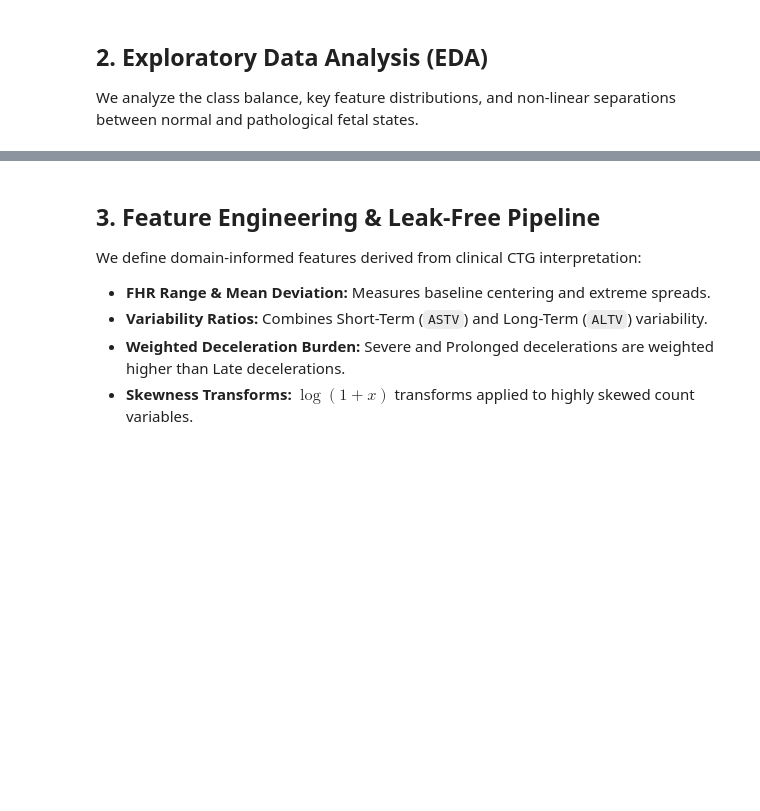
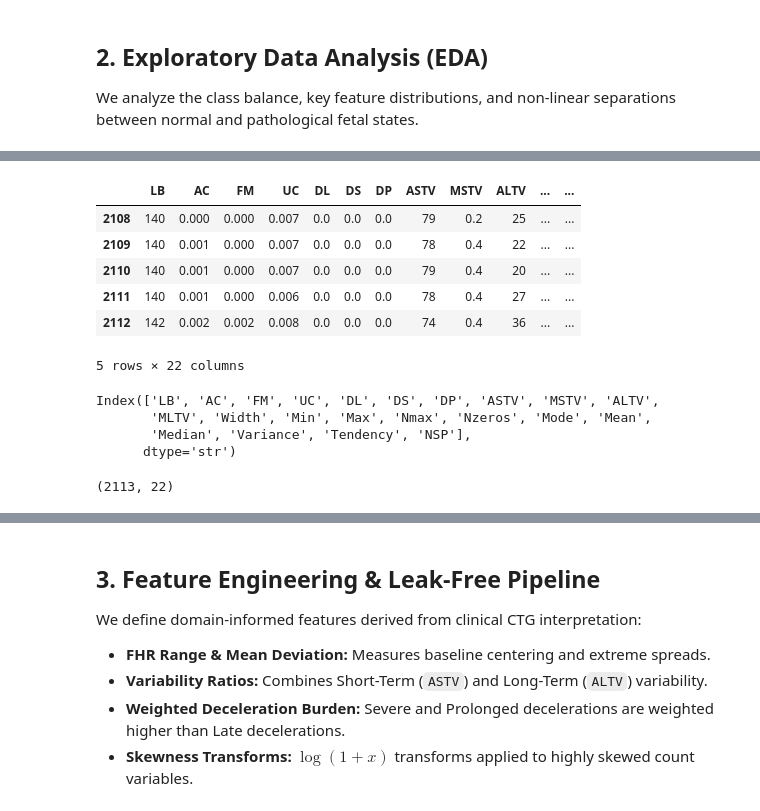
Before and after one commit to AoZ7/CTG, a Jupyter notebook: Notebook/note.ipynb, the cells around one changed output, grey strips where cells are left out. Drawn from its saved outputs; the diff is of its cells as text; code cells hidden in the pictures; blank space fills up the shorter version.

```diff
--- a/Notebook/note.ipynb
+++ b/Notebook/note.ipynb
@@ -81,0 +95,21 @@ We analyze the class balance, key feature distributions, and non-linear separati
+# %%
+df_clean.tail(5)
+# %% [output]
+|  | LB | AC | FM | UC | DL | DS | DP | ASTV | MSTV | ALTV | ... | ... |
+| 2108 | 140 | 0.000 | 0.000 | 0.007 | 0.0 | 0.0 | 0.0 | 79 | 0.2 | 25 | ... | ... |
+| 2109 | 140 | 0.001 | 0.000 | 0.007 | 0.0 | 0.0 | 0.0 | 78 | 0.4 | 22 | ... | ... |
+| 2110 | 140 | 0.001 | 0.000 | 0.007 | 0.0 | 0.0 | 0.0 | 79 | 0.4 | 20 | ... | ... |
+| 2111 | 140 | 0.001 | 0.000 | 0.006 | 0.0 | 0.0 | 0.0 | 78 | 0.4 | 27 | ... | ... |
+| 2112 | 142 | 0.002 | 0.002 | 0.008 | 0.0 | 0.0 | 0.0 | 74 | 0.4 | 36 | ... | ... |
+5 rows × 22 columns
+# %%
+df_clean.columns
+# %% [output]
+Index(['LB', 'AC', 'FM', 'UC', 'DL', 'DS', 'DP', 'ASTV', 'MSTV', 'ALTV',
+       'MLTV', 'Width', 'Min', 'Max', 'Nmax', 'Nzeros', 'Mode', 'Mean',
+       'Median', 'Variance', 'Tendency', 'NSP'],
+      dtype='str')
+# %%
+df_clean.shape
+# %% [output]
+(2113, 22)
```
Also changed, not shown: parts of 11 cells of this notebook.
